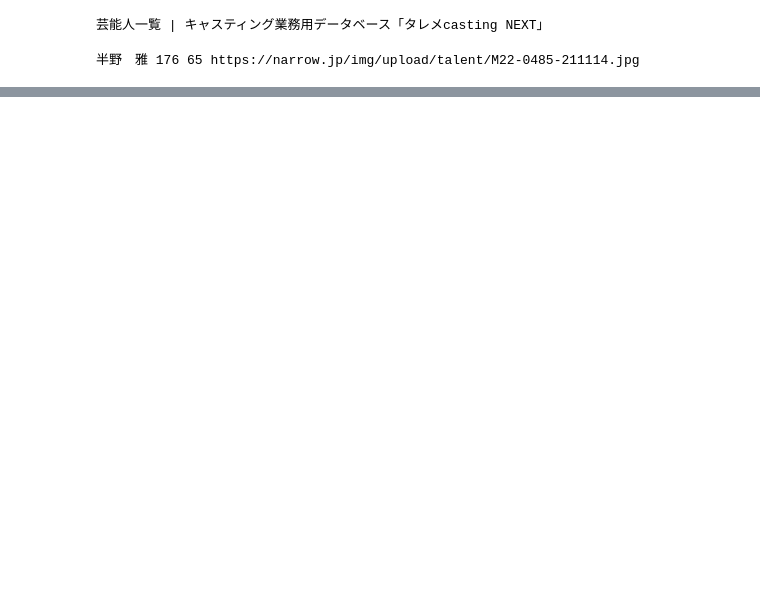
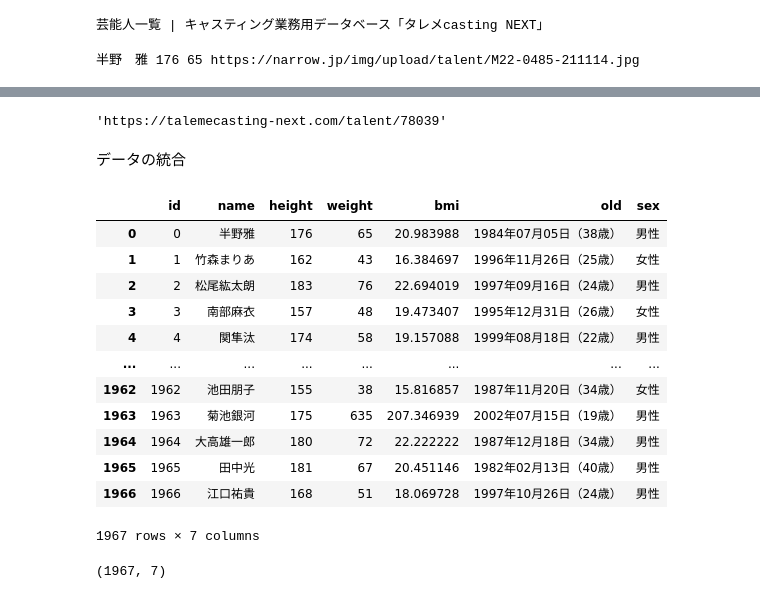
Before and after one commit to masachika-kamada/face-to-body, a Jupyter notebook: collect_data.ipynb, the cells around one changed output, grey strips where cells are left out. Drawn from its saved outputs; the diff is of its cells as text; code cells hidden in the pictures; blank space fills up the shorter version.

```diff
--- a/collect_data.ipynb
+++ b/collect_data.ipynb
@@ -86,0 +213,4 @@ df.to_csv("talents_dataset/talents.csv", mode="a", header=False, index=False)
+# %%
+person_url
+# %% [output]
+'https://talemecasting-next.com/talent/78039'
@@ -86,0 +220,7 @@ df.to_csv("talents_dataset/talents.csv", mode="a", header=False, index=False)
+# %% [markdown]
+データの統合
+# %%
+import pandas as pd
+
+df1 = pd.read_csv("talents_dataset/talents.csv")
+df2 = pd.read_csv("talents_dataset/addition.csv")
@@ -86,0 +235,21 @@ df.to_csv("talents_dataset/talents.csv", mode="a", header=False, index=False)
+# %%
+df = pd.concat([df1, df2.drop("id", axis=1)], axis="columns", join="inner")
+df
+# %% [output]
+|  | id | name | height | weight | bmi | old | sex |
+| 0 | 0 | 半野雅 | 176 | 65 | 20.983988 | 1984年07月05日（38歳） | 男性 |
+| 1 | 1 | 竹森まりあ | 162 | 43 | 16.384697 | 1996年11月26日（25歳） | 女性 |
+| 2 | 2 | 松尾紘太朗 | 183 | 76 | 22.694019 | 1997年09月16日（24歳） | 男性 |
+| 3 | 3 | 南部麻衣 | 157 | 48 | 19.473407 | 1995年12月31日（26歳） | 女性 |
+| 4 | 4 | 関隼汰 | 174 | 58 | 19.157088 | 1999年08月18日（22歳） | 男性 |
+| ... | ... | ... | ... | ... | ... | ... | ... |
+| 1962 | 1962 | 池田朋子 | 155 | 38 | 15.816857 | 1987年11月20日（34歳） | 女性 |
+| 1963 | 1963 | 菊池銀河 | 175 | 635 | 207.346939 | 2002年07月15日（19歳） | 男性 |
+| 1964 | 1964 | 大高雄一郎 | 180 | 72 | 22.222222 | 1987年12月18日（34歳） | 男性 |
+| 1965 | 1965 | 田中光 | 181 | 67 | 20.451146 | 1982年02月13日（40歳） | 男性 |
+| 1966 | 1966 | 江口祐貴 | 168 | 51 | 18.069728 | 1997年10月26日（24歳） | 男性 |
+1967 rows × 7 columns
+# %%
+df.shape
+# %% [output]
+(1967, 7)
```
Also changed, not shown: parts of 16 cells of this notebook.
